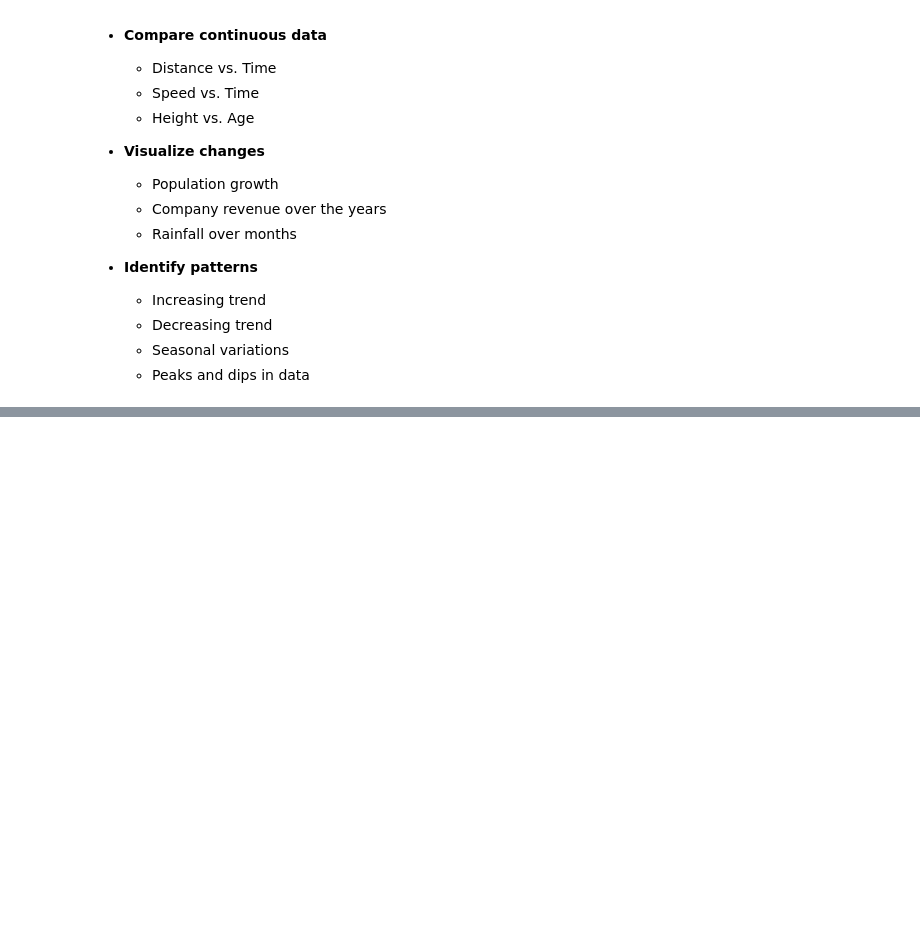
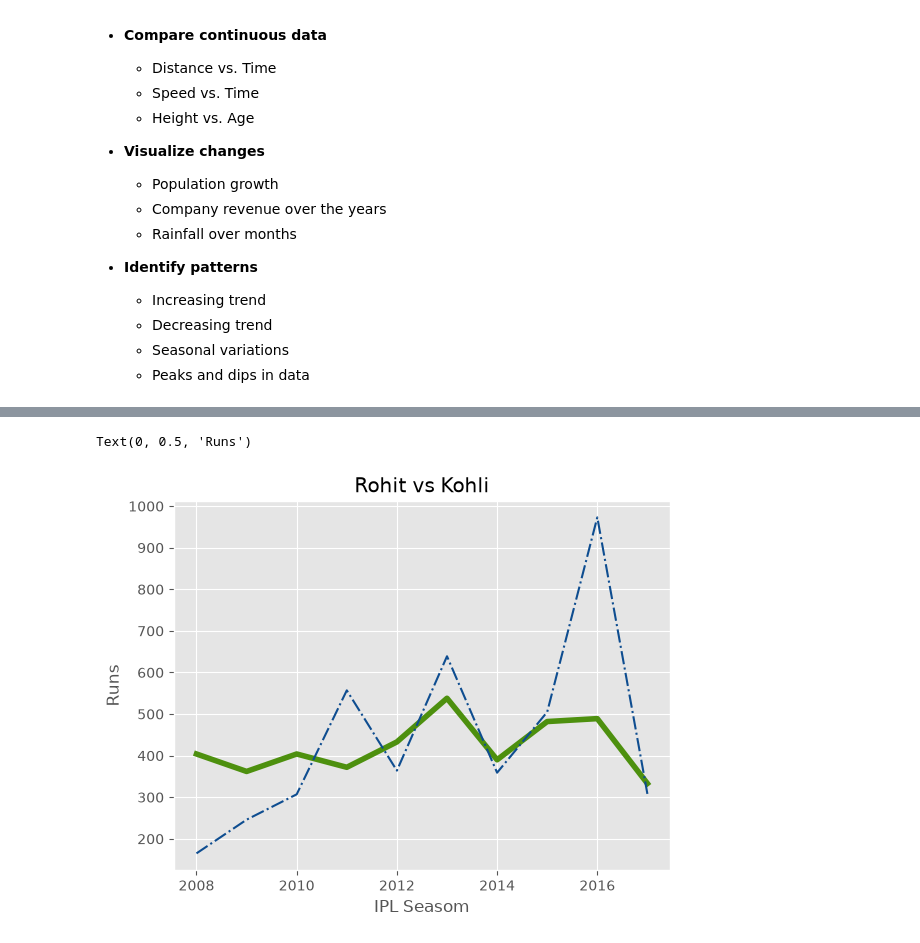
Before and after one commit to BhaveshDotCom/PythonEcosystem, a Jupyter notebook: Matplotlib/notebooks/2D_line_plot.ipynb, the cells around one changed output, grey strips where cells are left out. Cells and saved outputs as stored; diff of their text form; code cells hidden in the pictures; blank space fills up the shorter version.

```diff
--- a/Matplotlib/notebooks/2D_line_plot.ipynb
+++ b/Matplotlib/notebooks/2D_line_plot.ipynb
@@ -44,0 +72,9 @@ plt.plot(year, revenue)
+# %%
+plt.plot(roko_runs["index"], roko_runs["RG Sharma"],color="#4D900E", linewidth=4)
+plt.plot(roko_runs["index"], roko_runs["V Kohli"], color="#0E4D90", linestyle='dashdot')
+plt.title("Rohit vs Kohli")
+plt.xlabel("IPL Seasom")
+plt.ylabel("Runs")
+# %% [output]
+Text(0, 0.5, 'Runs')
+[figure, added]
```
Also changed, not shown: parts of 7 cells of this notebook.
